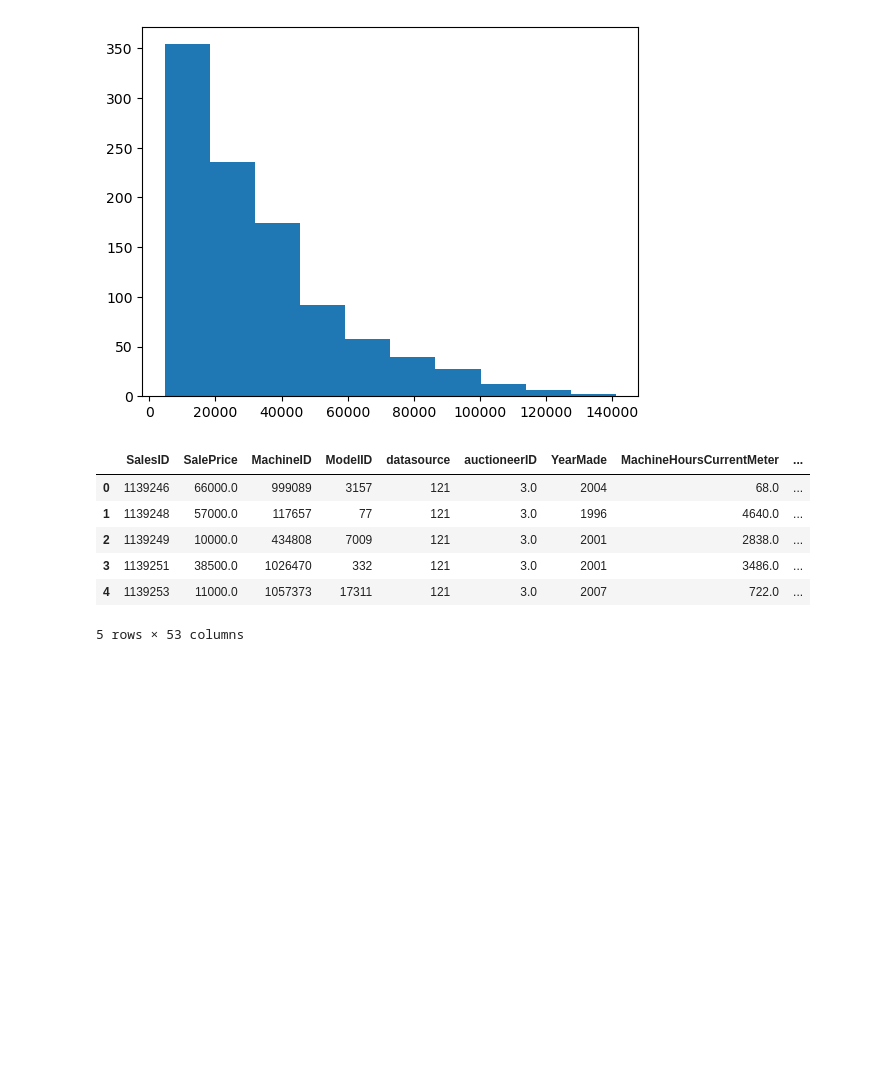
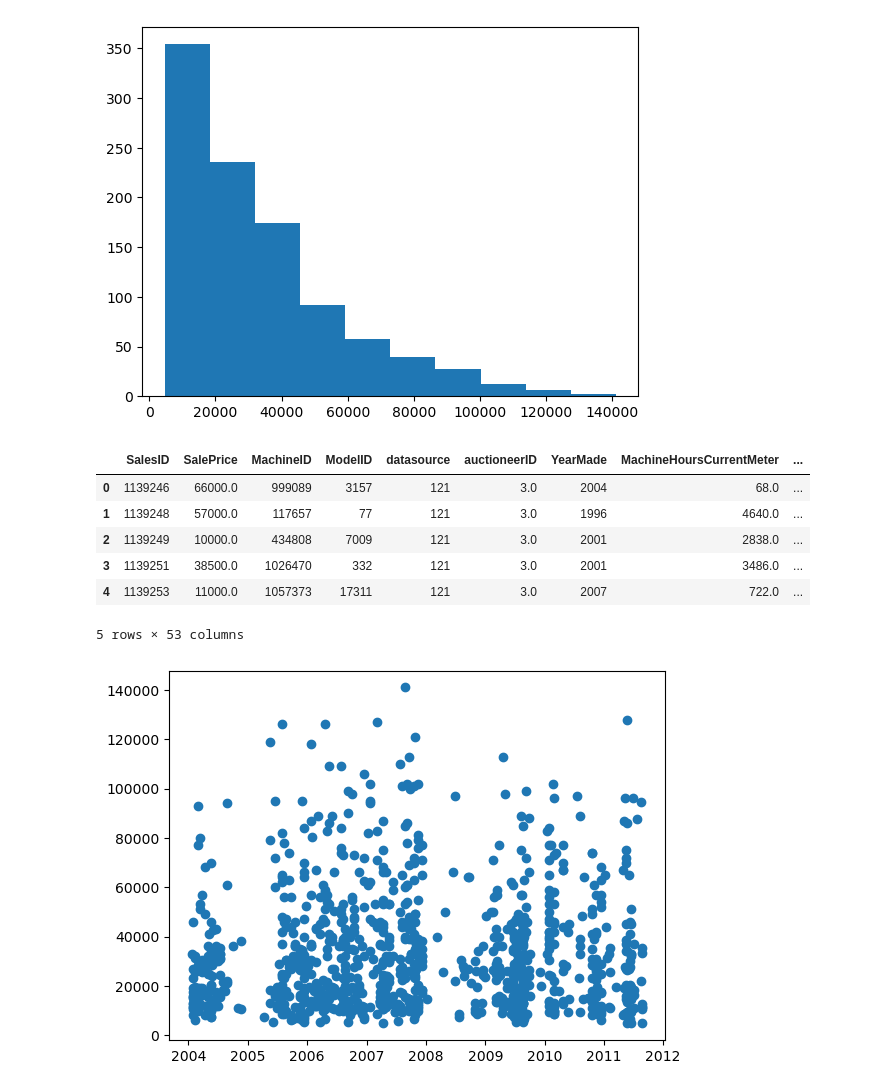
Before and after one commit to HerbertNtim/bulldozer-price-prediction, a Jupyter notebook: end-to-end-bulldozer-price-prediction.ipynb, the cells around one changed output. Drawn from its saved outputs; the diff is of its cells as text; code cells hidden in the pictures; blank space fills up the shorter version.

```diff
--- a/end-to-end-bulldozer-price-prediction.ipynb
+++ b/end-to-end-bulldozer-price-prediction.ipynb
@@ -81,4 +81,7 @@ bulldozers.head()
 | 4 | 1139253 | 11000.0 | 1057373 | 17311 | 121 | 3.0 | 2007 | 722.0 | ... |
 5 rows × 53 columns
 # %%
-fig
+fig, ax = plt.subplots()
+ax.scatter(bulldozers['saledate'][:1000], bulldozers['SalePrice'][:1000]);
+# %% [output]
+[figure, added]
```
Also changed, not shown: parts of 1 cell of this notebook.
